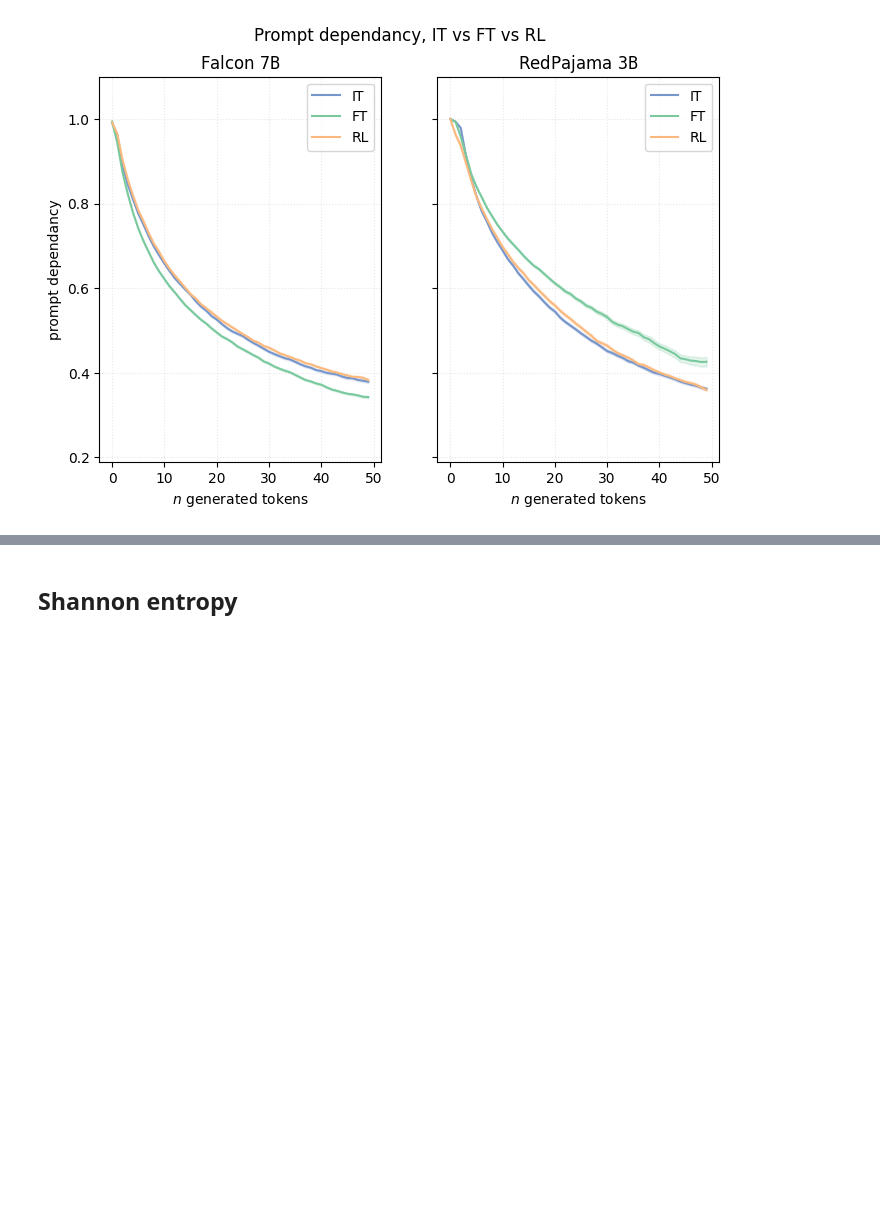
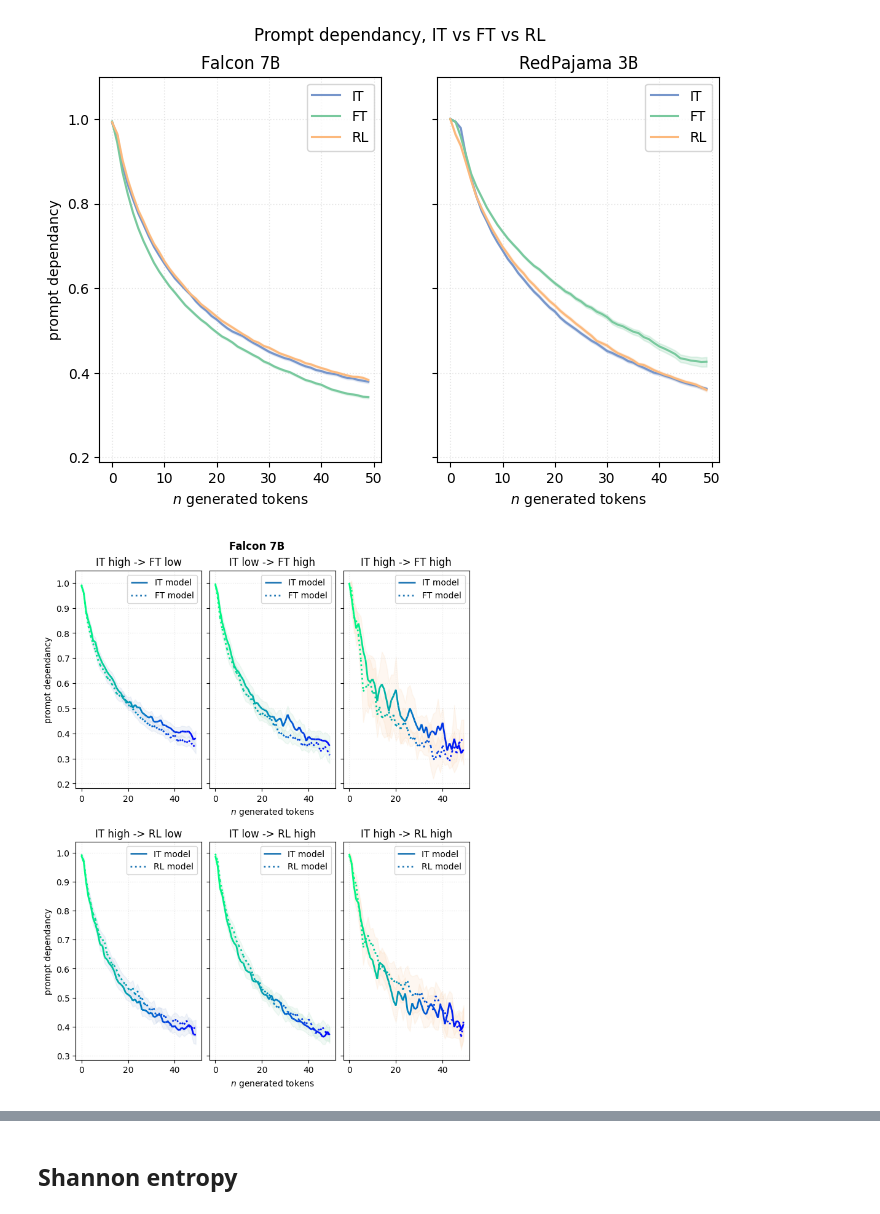
Before and after one commit to DanielSc4/MSc-Thesis, a Jupyter notebook: plots code/plots.ipynb, the cells around one changed output, grey strips where cells are left out. Saved outputs shown, nothing was run; the diff lists cells and outputs as text; code cells hidden in the pictures; blank space fills up the shorter version.

```diff
--- a/plots code/plots.ipynb
+++ b/plots code/plots.ipynb
@@ -263,4 +263,96 @@ with open('./data/interpretability/lbls_flacon.pkl', 'rb') as handle:
     lbls_falcon = pickle.load(handle)
 with open('./data/interpretability/lbls_redpajama.pkl', 'rb') as handle:
     lbls_redpajama = pickle.load(handle)
+# %%
+from matplotlib.collections import LineCollection
+
+
+#### parameters
+
+lbls = lbls_falcon
+model_name = 'Falcon 7B'
+deps = dependencies_falcon
+
+aggregation_fun = np.nanmean
+# first_key, second_key = ('IT', 'FT')
+from_to = [
+    ('high', 'low'),
+    ('low', 'high'),
+    ('high', 'high'),
+]
+
+fig = plt.figure(figsize = (7, 9), constrained_layout = True)
+fig.suptitle(model_name, weight='bold')
+
+subfigs = fig.subfigures(nrows = 2, ncols=1)
+for subfig, (first_key, second_key) in zip(subfigs, [('IT', 'FT'), ('IT', 'RL')]):
+    # subfig.suptitle(f'{first_key} -> {second_key}')
+
+    axs = subfig.subplots(nrows = 1, ncols = 3, sharey=True)
+# for deps, axs in axs:
+#     axs.set_title('hello')
+    for color_s, (start, end), ax in zip(diversity_palette_ord, from_to, axs):
+        # ax.set_title(f'{first_key} {start} -> {second_key} {end}')
+        ax.set_title(f'{first_key} {start} -> {second_key} {end}')
+        indexes = ((lbls[first_key] == start) & (lbls[second_key] == end)).flatten()
+
+        ## first line (start)
+        d = deps[first_key][indexes]
+        avgs = aggregation_fun(d, axis = 0)
+        x = np.arange(0, len(avgs))
+        cols = np.linspace(0,1,len(x))
+        points = np.array([x, avgs]).T.reshape(-1, 1, 2)
+        segments = np.concatenate([points[:-1], points[1:]], axis=1)
+
+        lc = LineCollection(segments, cmap='winter_r')
+        lc.set_array(cols)
+        lc.set_linewidth(2)
+        lc.set_label(f'{first_key} model')
+        # lc.set_linestyle(':')
+        line = ax.add_collection(lc)
+
+        # ax.scatter(
+        #     x,
+        #     avgs,
+        #     label = f'{first_key} model',
+        #     color = gradient_cmap(avgs) #color_s,
+        # )
+        offsets = _get_offsets_ci(d)
+        ax.fill_between(
+            np.arange(0, len(avgs)),
+            (avgs - offsets),
+            (avgs + offsets),
+            color = color_s, alpha = .1,
+        )
+        ## second line (end)
+        d = deps[second_key][indexes]
+        avgs = aggregation_fun(d, axis = 0)
+        x = np.arange(0, len(avgs))
+        cols = np.linspace(0,1,len(x))
+        points = np.array([x, avgs]).T.reshape(-1, 1, 2)
+        segments = np.concatenate([points[:-1], points[1:]], axis=1)
+
+        lc = LineCollection(segments, cmap='winter_r')
+        lc.set_array(cols)
+        lc.set_linewidth(2)
+        lc.set_label(f'{second_key} model')
+        lc.set_linestyle(':')
+        line = ax.add_collection(lc)
+
+        offsets = _get_offsets_ci(d)
+        ax.fill_between(
+            np.arange(0, len(avgs)),
+            (avgs - offsets),
+            (avgs + offsets),
+            color = color_s, alpha = .1,
+        )
+
+        # ax.set_xlabel(r'$n$ generated tokens')
+        ax.legend()
+        ax.grid(alpha = .3, linestyle = ':')
+
+    axs[0].set_ylabel('prompt dependancy')
+    axs[1].set_xlabel(r'$n$ generated tokens')
+# %% [output]
+[figure, added]
 # %%
```
Also changed, not shown: parts of 2 cells of this notebook, 1 other file.
